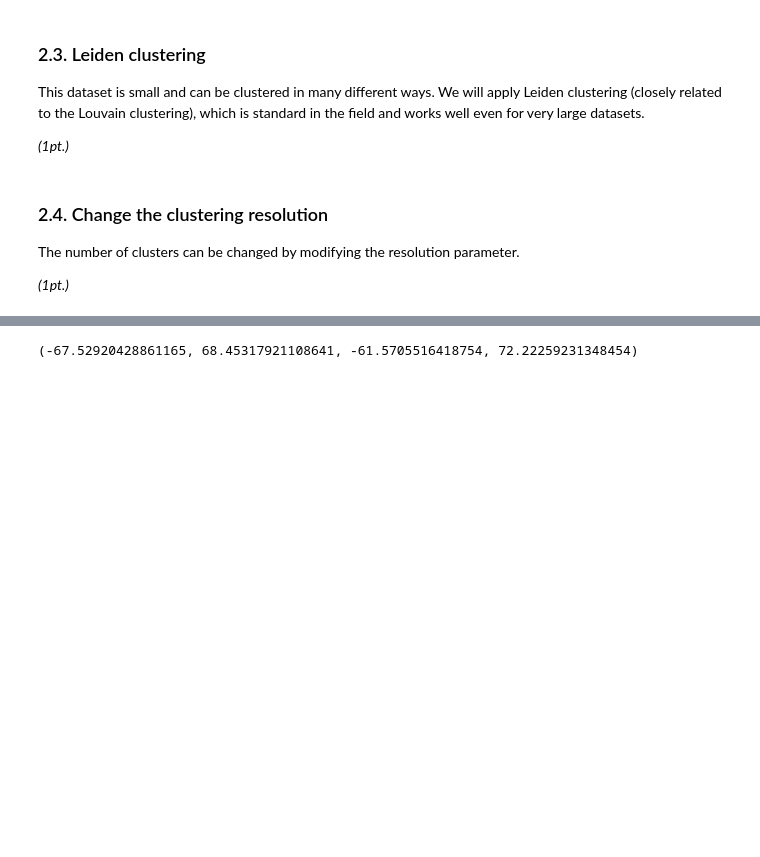
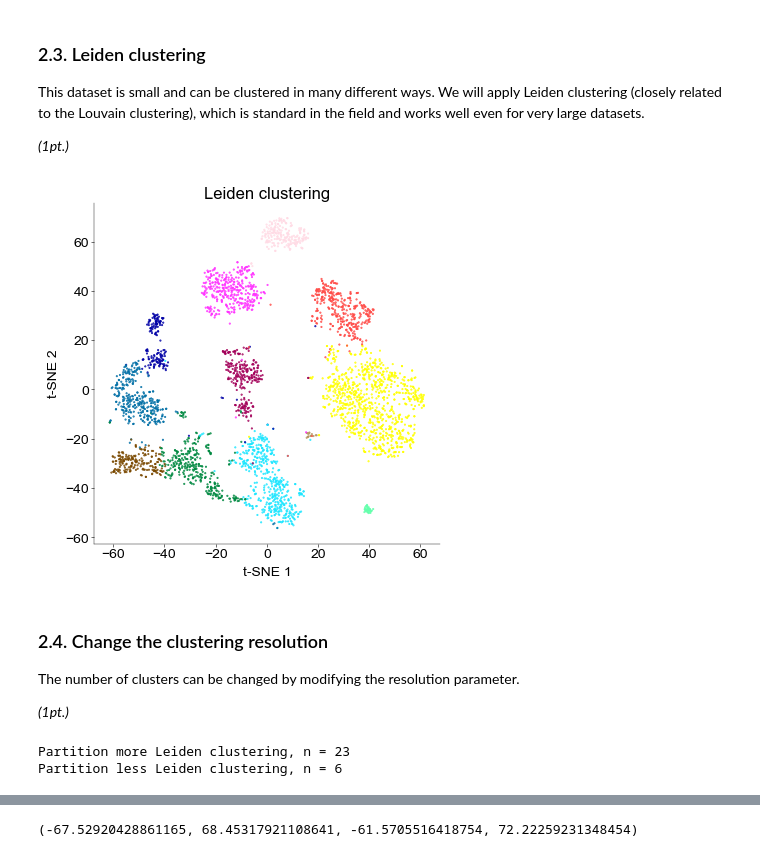
Before and after one commit to atimcenko/tu-neural-data-science, a Jupyter notebook: notebooks/CodingLab7_Nitin.ipynb, the cells around one changed output, grey strips where cells are left out. Cells and saved outputs as stored; diff of their text form; code cells hidden in the pictures; blank space fills up the shorter version.

```diff
--- a/notebooks/CodingLab7_Nitin.ipynb
+++ b/notebooks/CodingLab7_Nitin.ipynb
@@ -612,9 +678,15 @@ clusterCols = np.array(clusterCols)
 # ------------------------------------------------------
 
 # Construct kNN graph with k=15
-A =
+A = kneighbors_graph(sqrt_counts, n_neighbors=15)
 # Transform it into an igraph object
 sources, targets = A.nonzero()
+A = ig.Graph(zip(sources, targets))
 # %%
 # Run Leiden clustering
 # you can use `la.RBConfigurationVertexPartition` as the partition type
+
+weights = A[sources, targets]
+g = ig.Graph(list(zip(sources, targets)), edge_attrs={"weight": weights})
+# Run Leiden clustering
+partition = la.find_partition(g, la.RBConfigurationVertexPartition)
@@ -627,3 +693,23 @@ fig, ax = plt.subplots(figsize=(4, 4))
+# %%
+# --------------------------
+# Plot the results (0.5 pts)
+# --------------------------
+
+fig, ax = plt.subplots(figsize=(4, 4))
+
+# Scatter plot of t-SNE embedding with cluster colors
+ax.scatter(
+    tsne_result_sqrt[:, 0],
+    tsne_result_sqrt[:, 1],
+    c=clusterCols[partition.membership],
+    s=1,
+)
+ax.set_xlabel("t-SNE 1")
+ax.set_ylabel("t-SNE 2")
+ax.set_title("Leiden clustering")
+plt.show()
+# %% [output]
+[figure, added]
 # %% [markdown]
 ### 2.4. Change the clustering resolution
 
@@ -640,0 +742,6 @@ _(1pt.)_
+# %%
+print(f"Partition more Leiden clustering, n = {len(np.unique(clusters1))}")
+print(f"Partition less Leiden clustering, n = {len(np.unique(clusters2))}")
+# %% [output]
+Partition more Leiden clustering, n = 23
+Partition less Leiden clustering, n = 6
```
Also changed, not shown: parts of 12 cells of this notebook.
